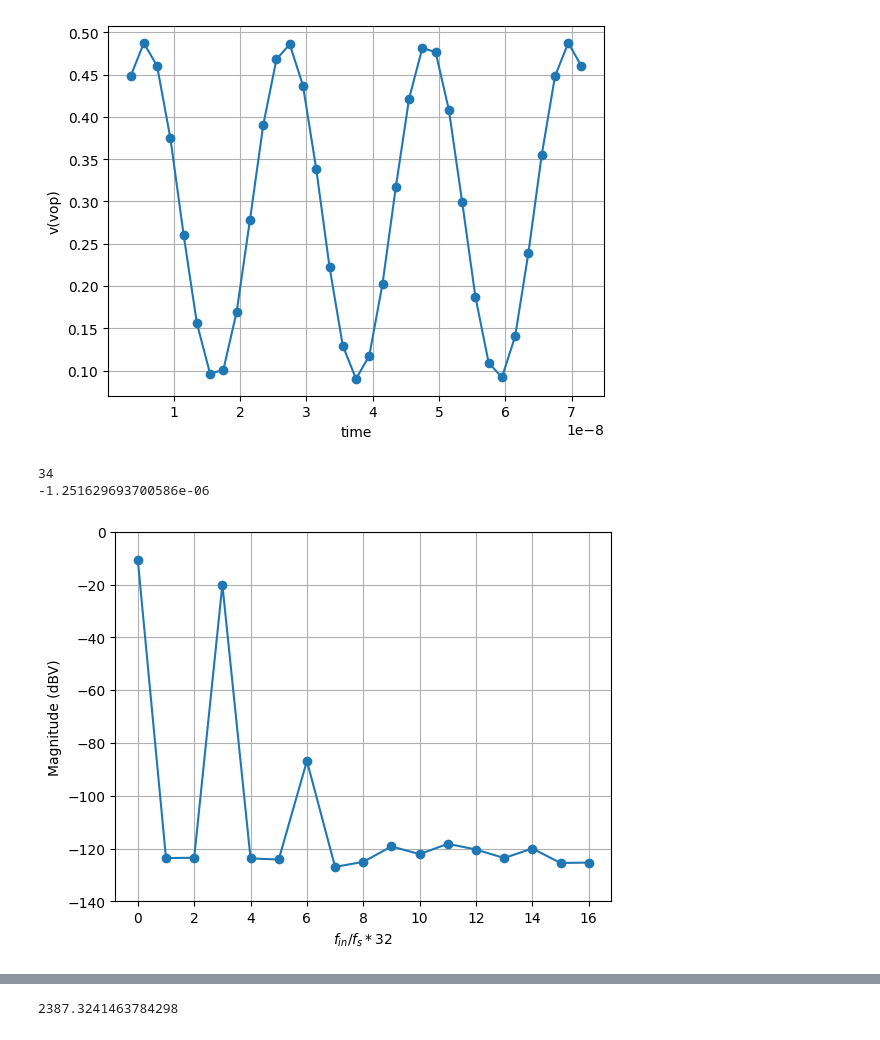
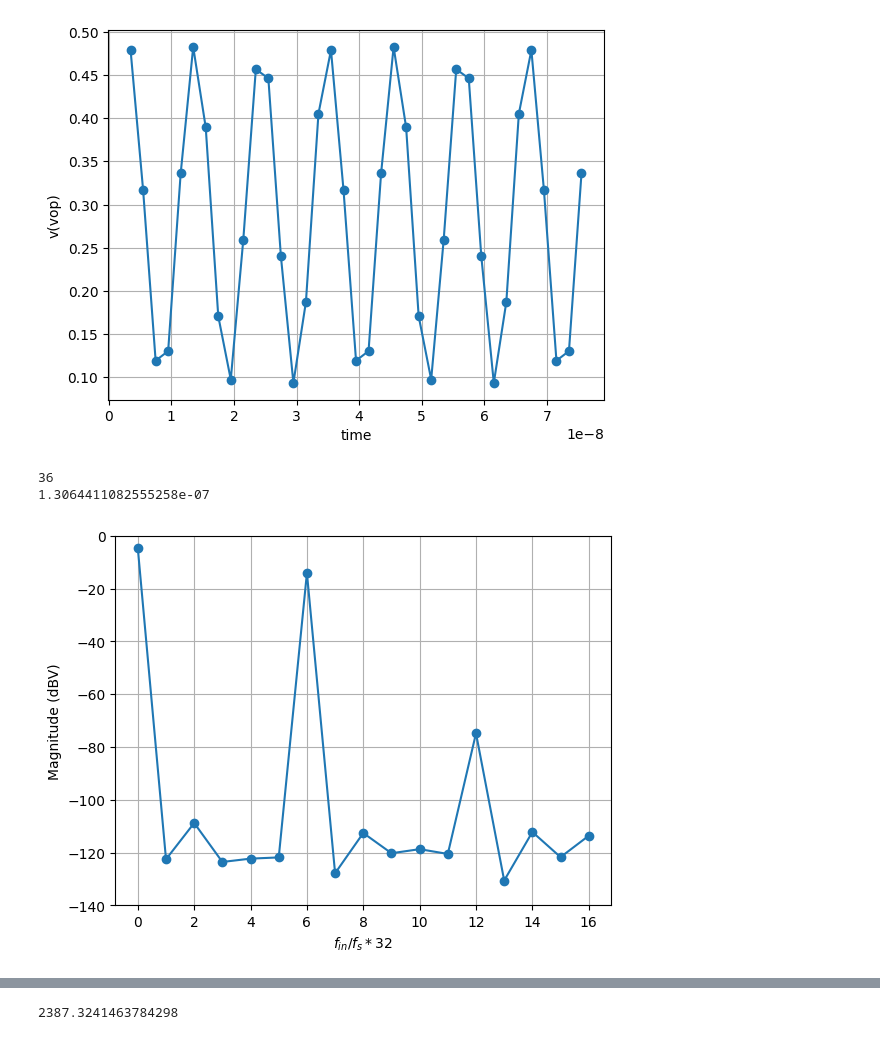
Before and after one commit to bmurmann/ICONS2026, a Jupyter notebook: th_nmos/pp_tb_th_boot.ipynb, the cells around one changed output, grey strips where cells are left out. Saved outputs shown, nothing was run; the diff lists cells and outputs as text; code cells hidden in the pictures.

```diff
--- a/th_nmos/pp_tb_th_boot.ipynb
+++ b/th_nmos/pp_tb_th_boot.ipynb
@@ -39,23 +39,23 @@ df
 # %%
 # Parameters
 nfft = 32
-pad = 3
+pad = 5
 bins = np.arange(1, nfft//2)
 n = nfft + pad
 v = np.reshape(df['v(vop)'].values, [len(df)//n, n])
 # %%
 # Example plot
-bin = 3
+bin = 6
 t = df['time']
 t = t[0:n]
 y = v[bin-1, :]
 plt.plot(t, y, "-o")
 plt.grid()
 plt.ylabel("v(vop)")
 plt.xlabel("time")
 plt.show()
 # %% [output]
-[figure, old version]
+[figure, new version]
 # %%
 # Remove last point since it's off the sampling grid
 y = y[:-1]
@@ -65,13 +65,13 @@ print(len(y))
 relative_error = (y[-1]-y[-1-nfft])/y[-1]
 print(relative_error)
 # %% [output]
-34
--1.251629693700586e-06
+36
+1.3064411082555258e-07
 # %%
 # Example spectrum
 y = y[-nfft:]
 spec = np.fft.rfft(y)
-spec_dbv = 20*np.log10(np.abs(spec)/(nfft))
+spec_dbv = 20*np.log10(np.abs(spec)/(nfft/2))
 plt.plot(spec_dbv, "-o")
 plt.grid()
 plt.xlabel("$f_{in}/f_s*32$")
@@ -79,7 +79,7 @@ plt.ylabel("Magnitude (dBV)")
 plt.ylim([-140, 0])
 plt.show()
 # %% [output]
-[figure, old version]
+[figure, new version]
 # %%
 # SFDR and HD3 for all input frequencies
 sfdr = np.zeros(len(bins))
```
Also changed, not shown: parts of 3 cells of this notebook, 18 other files.
